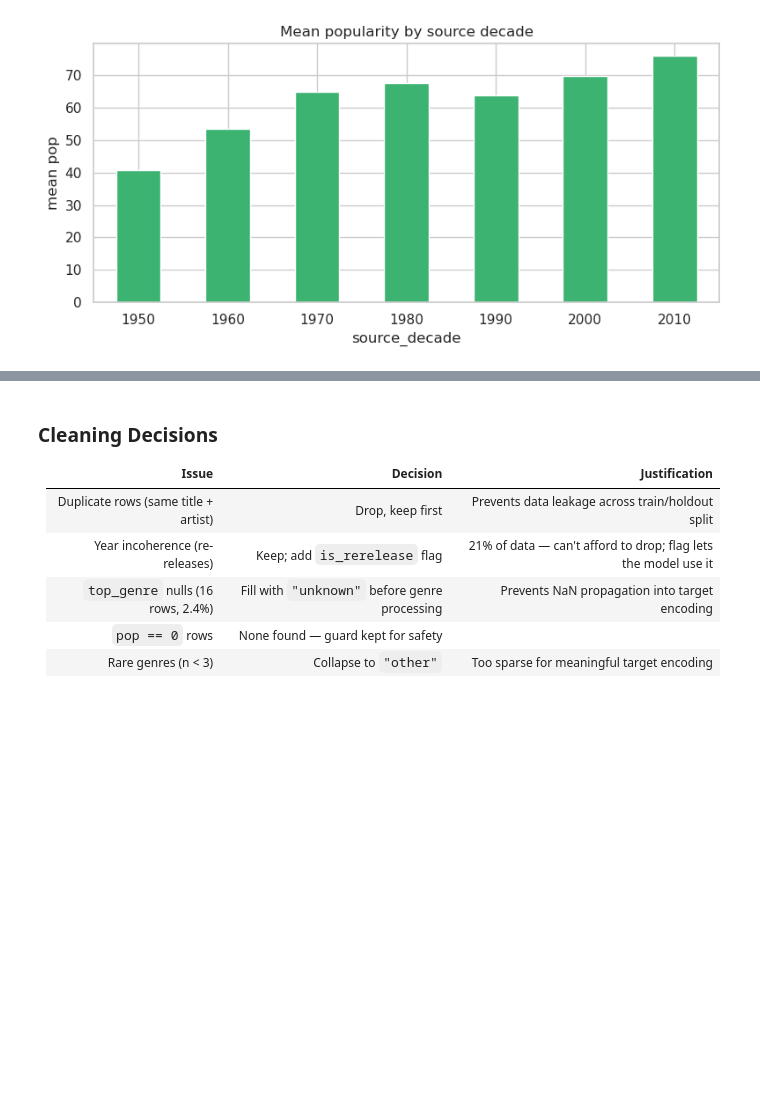
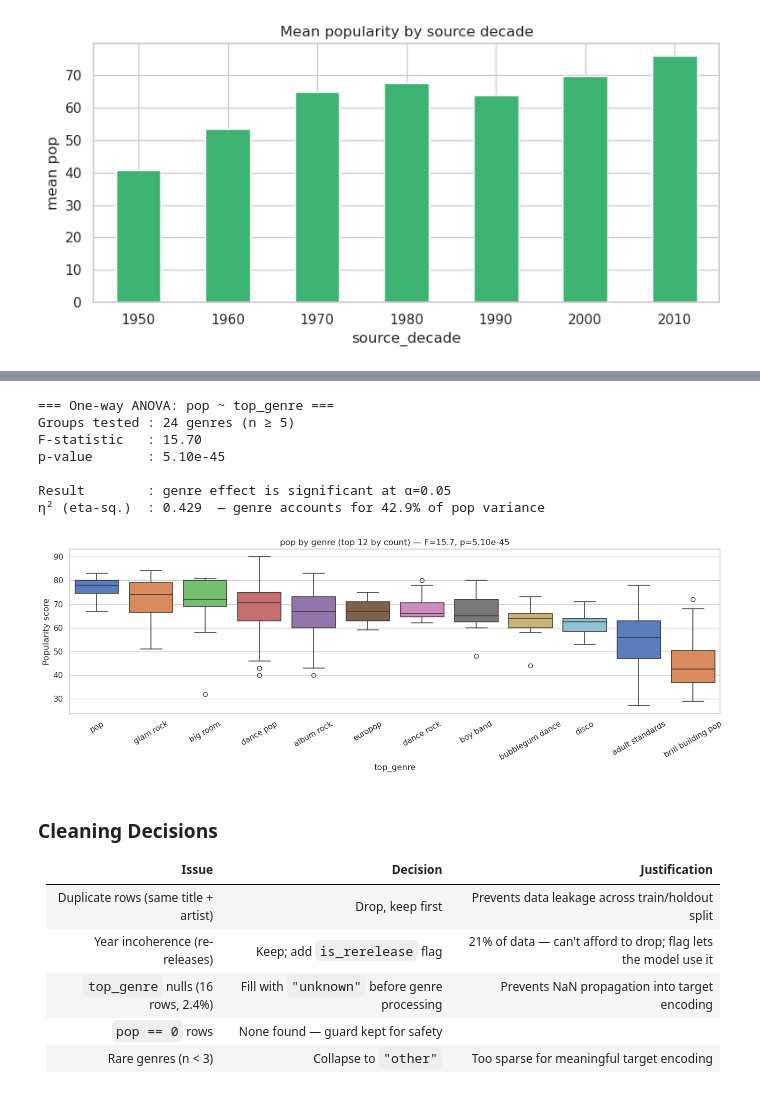
Before and after one commit to nathanorm/stats-notebook, a Jupyter notebook: notebooks/machine-learning/01-ml-tasks.ipynb, the cells around one changed output, grey strips where cells are left out. Saved outputs shown, nothing was run; the diff lists cells and outputs as text; code cells hidden in the pictures; blank space fills up the shorter version.

```diff
--- a/notebooks/machine-learning/01-ml-tasks.ipynb
+++ b/notebooks/machine-learning/01-ml-tasks.ipynb
@@ -289,3 +295,50 @@ alternative metal          78.3   6.4      3
+# %%
+from scipy import stats
+
+# ── One-way ANOVA: does mean pop differ significantly across genres? ───────────
+# Restrict to genres with n >= 5 for stability
+genre_groups   = df["top_genre"].value_counts()
+stable_genres  = genre_groups[genre_groups >= 5].index.tolist()
+groups         = [df[df["top_genre"] == g]["pop"].values for g in stable_genres]
+
+f_stat, p_value = stats.f_oneway(*groups)
+print("=== One-way ANOVA: pop ~ top_genre ===")
+print(f"Groups tested : {len(stable_genres)} genres (n ≥ 5)")
+print(f"F-statistic   : {f_stat:.2f}")
+print(f"p-value       : {p_value:.2e}")
+sig = "significant" if p_value < 0.05 else "NOT significant"
+print(f"\nResult        : genre effect is {sig} at α=0.05")
+
+# ── Effect size: η² (eta-squared) ─────────────────────────────────────────────
+all_vals   = np.concatenate(groups)
+grand_mean = all_vals.mean()
+ss_between = sum(len(g) * (g.mean() - grand_mean) ** 2 for g in groups)
+ss_total   = sum((v - grand_mean) ** 2 for v in all_vals)
+eta_sq     = ss_between / ss_total
+print(f"η² (eta-sq.)  : {eta_sq:.3f}  — genre accounts for {eta_sq*100:.1f}% of pop variance")
+
+# ── Box plot: top 12 genres by count ──────────────────────────────────────────
+top12    = df["top_genre"].value_counts().head(12).index.tolist()
+plot_df  = df[df["top_genre"].isin(top12)]
+order    = plot_df.groupby("top_genre")["pop"].median().sort_values(ascending=False).index
+
+fig, ax = plt.subplots(figsize=(14, 5))
+sns.boxplot(data=plot_df, x="top_genre", y="pop", order=order, ax=ax,
+            palette="muted", linewidth=1.2)
+ax.set_title(f"pop by genre (top 12 by count) — F={f_stat:.1f}, p={p_value:.2e}")
+ax.set_ylabel("Popularity score")
+ax.tick_params(axis="x", rotation=30)
+plt.tight_layout()
+plt.show()
+# %% [output]
+=== One-way ANOVA: pop ~ top_genre ===
+Groups tested : 24 genres (n ≥ 5)
+F-statistic   : 15.70
+p-value       : 5.10e-45
+
+Result        : genre effect is significant at α=0.05
+η² (eta-sq.)  : 0.429  — genre accounts for 42.9% of pop variance
+[figure, added]
 # %% [markdown]
 ### Cleaning Decisions
 
```
Also changed, not shown: parts of 7 cells of this notebook.
